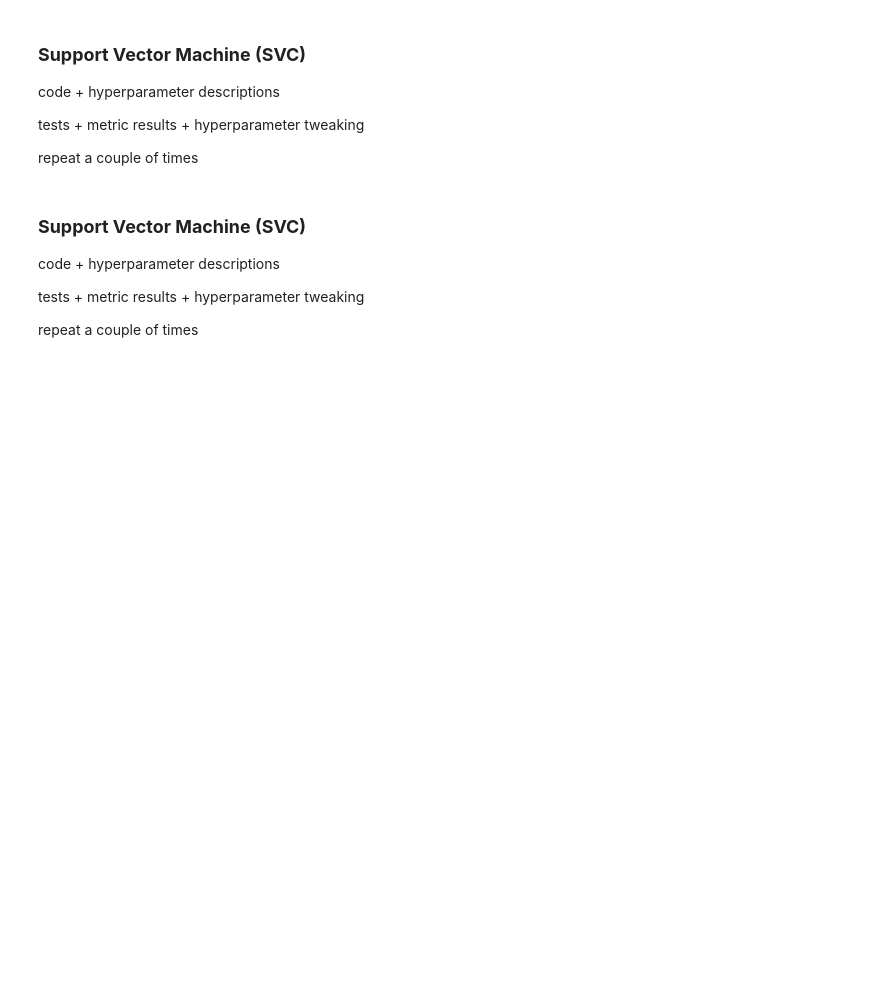
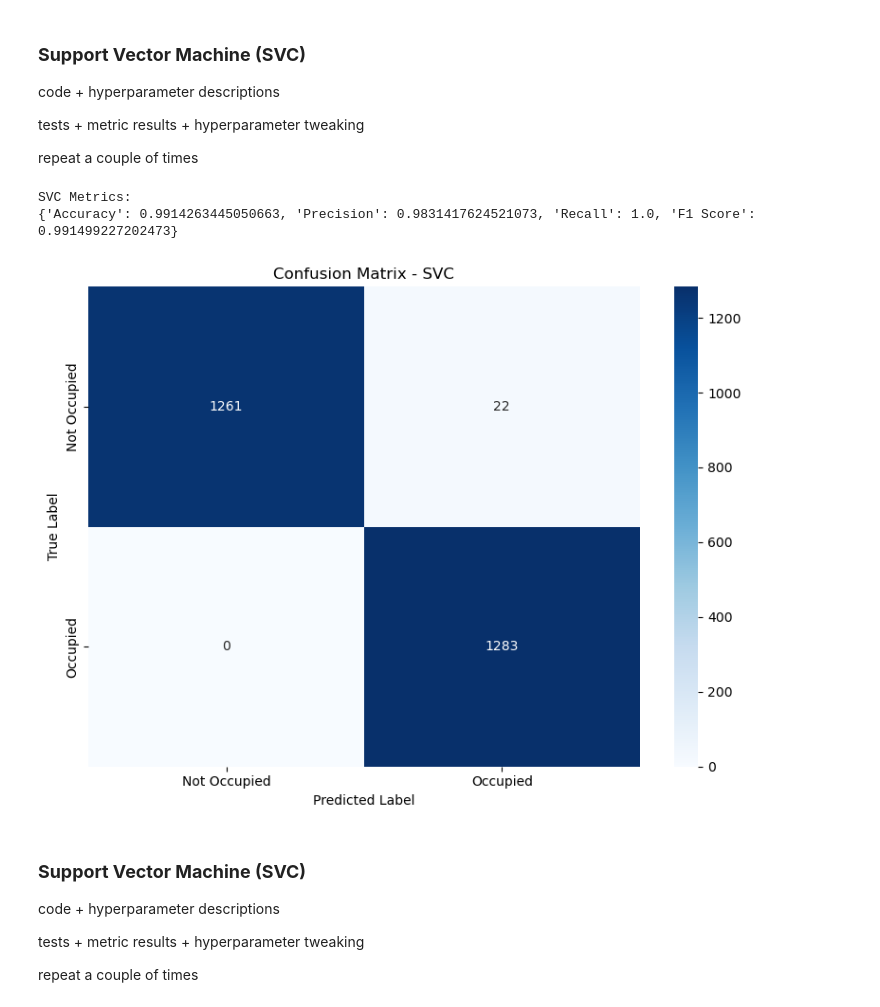
Before and after one commit to X2Abdul/IN3062-AI-Coursework, a Jupyter notebook: report/Report.ipynb, the cells around one changed output. Drawn from its saved outputs; the diff is of its cells as text; code cells hidden in the pictures; blank space fills up the shorter version.

Commit message:
added some code for other models to report

```diff
--- a/report/Report.ipynb
+++ b/report/Report.ipynb
@@ -679,6 +679,17 @@ code + hyperparameter descriptions
 tests + metric results + hyperparameter tweaking
 
 repeat a couple of times
+# %%
+# SVC
+svc_model = train_svc(X_train, y_train)
+svc_metrics, svc_preds = evaluate_classification_model(svc_model, X_test, y_test)
+print("SVC Metrics:")
+print(svc_metrics)
+plot_confusion_matrix(y_test, svc_preds, "SVC")
+# %% [output]
+SVC Metrics:
+{'Accuracy': 0.9914263445050663, 'Precision': 0.9831417624521073, 'Recall': 1.0, 'F1 Score': 0.991499227202473}
+[figure, added]
 # %% [markdown]
 ### **Support Vector Machine (SVC)**
 
```
Also changed, not shown: parts of 1 cell of this notebook.
